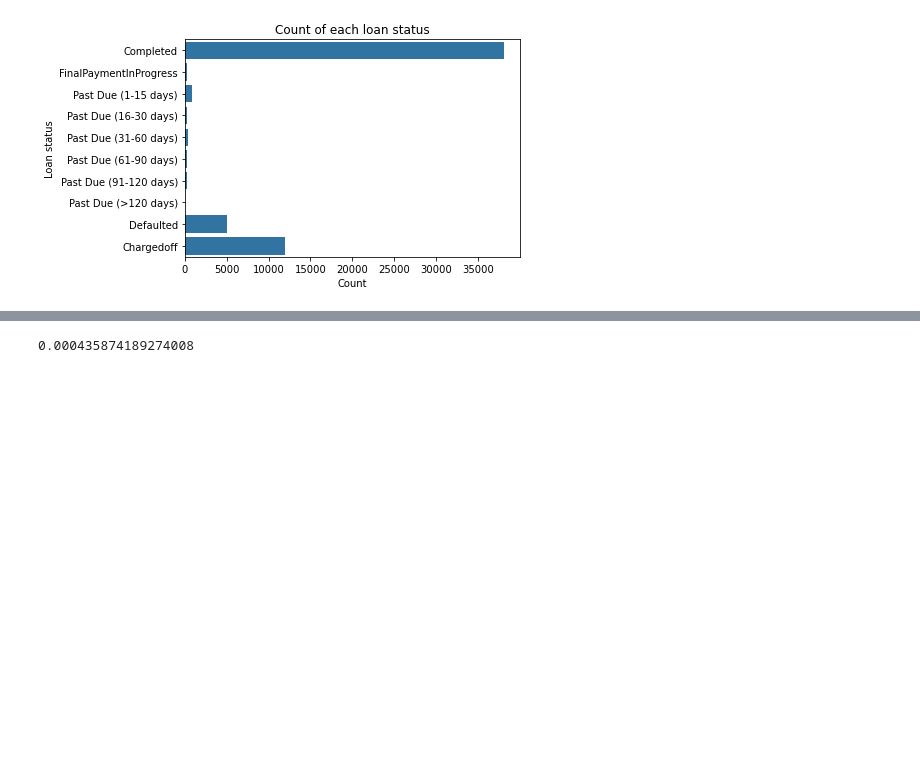
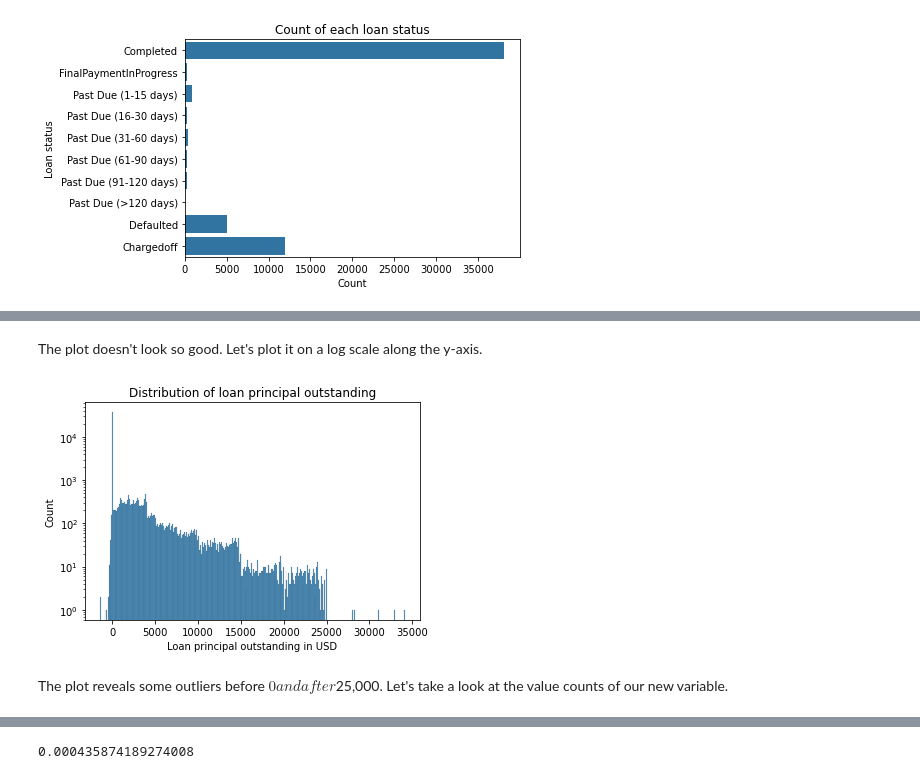
Before and after one commit to cnikoro/prosper_loan_eda, a Jupyter notebook: Part_I_exploration_template.ipynb, the cells around one changed output, grey strips where cells are left out. Saved outputs shown, nothing was run; the diff lists cells and outputs as text; code cells hidden in the pictures; blank space fills up the shorter version.

```diff
--- a/Part_I_exploration_template.ipynb
+++ b/Part_I_exploration_template.ipynb
@@ -281,0 +415,17 @@ The distribution of the stated monthly income is slightly right-skewed with a co
+# %% [markdown]
+The plot doesn't look so good. Let's plot it on a log scale along the y-axis.
+# %%
+# distribution of the loan principal outstanding on a log scale along the y-axis
+
+sns.histplot(data=loan_sub_data, x='LoanPrincipalOutstanding',
+            bins=get_bin_counts(loan_sub_data.LoanPrincipalOutstanding))
+
+plt.yscale('log')
+plt.xlabel('Loan principal outstanding in USD')
+plt.title('Distribution of loan principal outstanding')
+
+plt.show();
+# %% [output]
+[figure, added]
+# %% [markdown]
+The plot reveals some outliers before $0 and after $25,000. Let's take a look at the value counts of our new variable.
```
Also changed, not shown: parts of 49 cells of this notebook.
